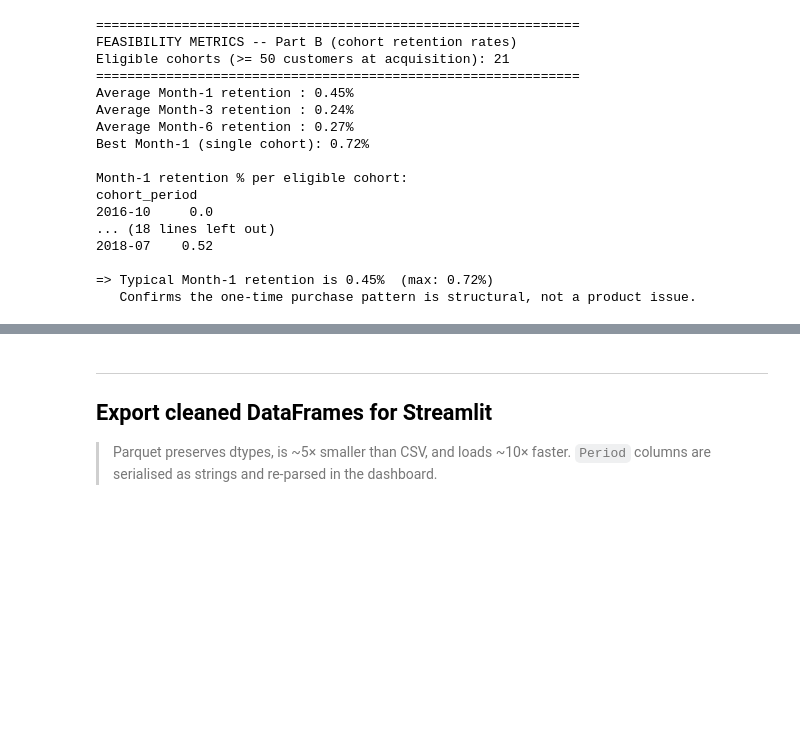
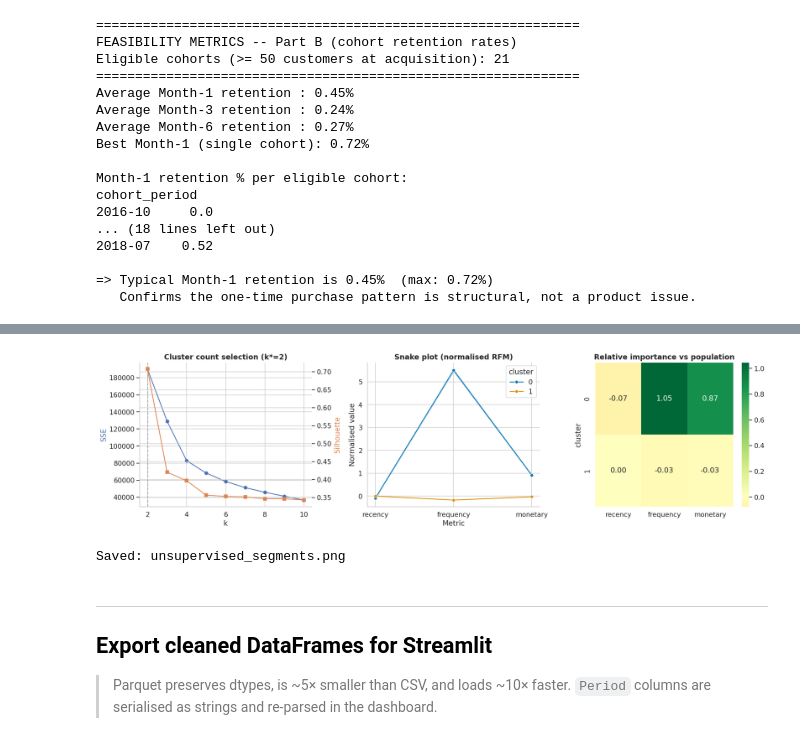
Before and after one commit to tommyalba/data_analysis_project-dicoding, a Jupyter notebook: notebook.ipynb, the cells around one changed output, grey strips where cells are left out. Drawn from its saved outputs; the diff is of its cells as text; code cells hidden in the pictures; blank space fills up the shorter version.

Commit message:
Building unsupervised customer segmentation using the k-means algorithm.

```diff
--- a/notebook.ipynb
+++ b/notebook.ipynb
@@ -2078,3 +2149,39 @@ cohort_period
+# %%
+# ── Figures: elbow/silhouette, snake plot, relative-importance heatmap ──────
+fig, axes = plt.subplots(1, 3, figsize=(18, 5))
+
+# 1) Elbow + silhouette
+ax = axes[0]
+ax.plot(sse.index, sse.values, marker='o', color=BRAND_COLOR, label='SSE')
+ax.set_xlabel('k'); ax.set_ylabel('SSE', color=BRAND_COLOR)
+ax2 = ax.twinx()
+ax2.plot(silhouette.index, silhouette.values, marker='s',
+         color=ACCENT_COLOR, label='Silhouette')
+ax2.set_ylabel('Silhouette', color=ACCENT_COLOR)
+ax.set_title(f'Cluster count selection (k*={BEST_K})', fontweight='bold')
+ax.axvline(BEST_K, color='gray', linestyle='--', alpha=0.6)
+
+# 2) Snake plot — normalised feature shape per cluster
+snake = clusterer.snake_data()
+sns.lineplot(data=snake, x='metric', y='value', hue='cluster',
+             marker='o', ax=axes[1], palette='colorblind')
+axes[1].set_title('Snake plot (normalised RFM)', fontweight='bold')
+axes[1].set_xlabel('Metric'); axes[1].set_ylabel('Normalised value')
+
+# 3) Relative importance heatmap — cluster mean / population mean - 1
+rel_imp = clusterer.relative_importance()
+sns.heatmap(rel_imp, annot=True, fmt='.2f', cmap='RdYlGn',
+            center=0, ax=axes[2])
+axes[2].set_title('Relative importance vs population', fontweight='bold')
+
+plt.tight_layout()
+plt.savefig('dashboard/data/unsupervised_segments.png',
+            dpi=150, bbox_inches='tight')
+plt.show()
+print('Saved: unsupervised_segments.png')
+# %% [output]
+[figure, added]
+Saved: unsupervised_segments.png
 # %% [markdown]
 ---
 ## Export cleaned DataFrames for Streamlit
```
Also changed, not shown: parts of 14 cells of this notebook, 4 other files.
